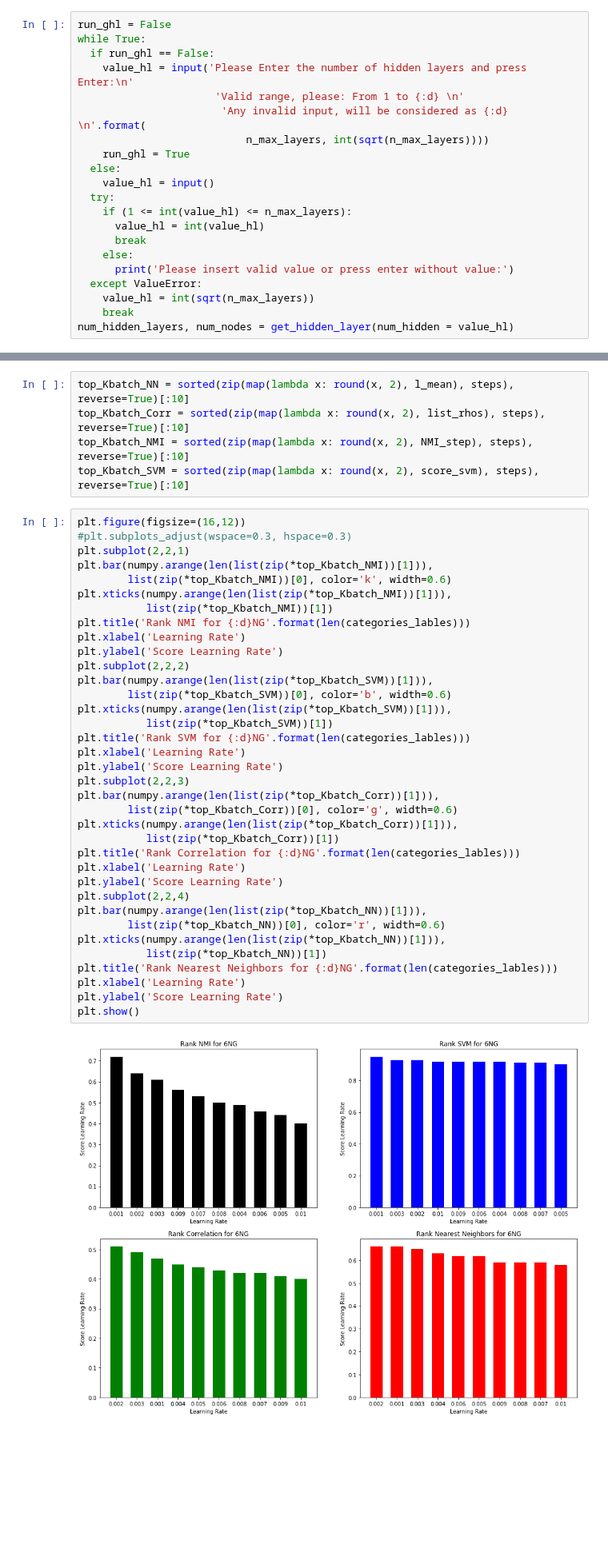
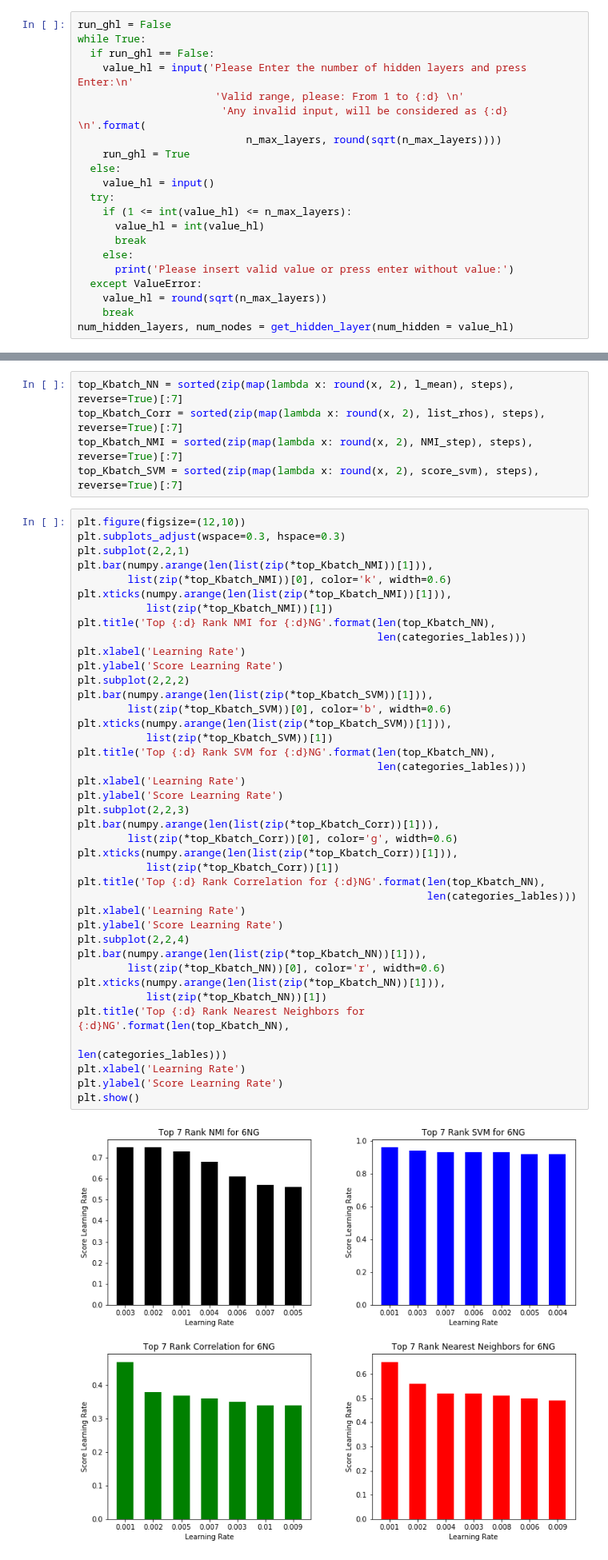
Before and after one commit to saman-nia/Deep-Learning-for-Dimensionality-Reduction, a Jupyter notebook: Text Documents Dimensionality Reduction/K_learning_rate.ipynb, the cells around one changed output, grey strips where cells are left out. Shown at 80% size. Saved outputs shown, nothing was run; the diff lists cells and outputs as text; blank space fills up the shorter version.

```diff
--- a/Text Documents Dimensionality Reduction/K_learning_rate.ipynb
+++ b/Text Documents Dimensionality Reduction/K_learning_rate.ipynb
@@ -314,7 +334,7 @@ while True:
     value_hl = input('Please Enter the number of hidden layers and press Enter:\n'
                       'Valid range, please: From 1 to {:d} \n'
                        'Any invalid input, will be considered as {:d} \n'.format(
-                           n_max_layers, int(sqrt(n_max_layers))))
+                           n_max_layers, round(sqrt(n_max_layers))))
     run_ghl = True
   else:
     value_hl = input()
@@ -325,7 +345,7 @@ while True:
     else:
       print('Please insert valid value or press enter without value:')
   except ValueError:
-    value_hl = int(sqrt(n_max_layers))
+    value_hl = round(sqrt(n_max_layers))
     break
 num_hidden_layers, num_nodes = get_hidden_layer(num_hidden = value_hl)
 # %% [output]
@@ -561,45 +582,49 @@ Number of embedded goal--------------------------> 100
 Number of epochs are: ---------------------------> 40
 Number of batch sizes are: ----------------------> 8
 # %%
-top_Kbatch_NN = sorted(zip(map(lambda x: round(x, 2), l_mean), steps), reverse=True)[:10]
-top_Kbatch_Corr = sorted(zip(map(lambda x: round(x, 2), list_rhos), steps), reverse=True)[:10]
-top_Kbatch_NMI = sorted(zip(map(lambda x: round(x, 2), NMI_step), steps), reverse=True)[:10]
-top_Kbatch_SVM = sorted(zip(map(lambda x: round(x, 2), score_svm), steps), reverse=True)[:10]
+top_Kbatch_NN = sorted(zip(map(lambda x: round(x, 2), l_mean), steps), reverse=True)[:7]
+top_Kbatch_Corr = sorted(zip(map(lambda x: round(x, 2), list_rhos), steps), reverse=True)[:7]
+top_Kbatch_NMI = sorted(zip(map(lambda x: round(x, 2), NMI_step), steps), reverse=True)[:7]
+top_Kbatch_SVM = sorted(zip(map(lambda x: round(x, 2), score_svm), steps), reverse=True)[:7]
 # %%
-plt.figure(figsize=(16,12))
-#plt.subplots_adjust(wspace=0.3, hspace=0.3)
+plt.figure(figsize=(12,10))
+plt.subplots_adjust(wspace=0.3, hspace=0.3)
 plt.subplot(2,2,1)
 plt.bar(numpy.arange(len(list(zip(*top_Kbatch_NMI))[1])),
         list(zip(*top_Kbatch_NMI))[0], color='k', width=0.6)
 plt.xticks(numpy.arange(len(list(zip(*top_Kbatch_NMI))[1])),
            list(zip(*top_Kbatch_NMI))[1])
-plt.title('Rank NMI for {:d}NG'.format(len(categories_lables)))
+plt.title('Top {:d} Rank NMI for {:d}NG'.format(len(top_Kbatch_NN),
+                                                len(categories_lables)))
 plt.xlabel('Learning Rate')
 plt.ylabel('Score Learning Rate')
 plt.subplot(2,2,2)
 plt.bar(numpy.arange(len(list(zip(*top_Kbatch_SVM))[1])),
         list(zip(*top_Kbatch_SVM))[0], color='b', width=0.6)
 plt.xticks(numpy.arange(len(list(zip(*top_Kbatch_SVM))[1])),
            list(zip(*top_Kbatch_SVM))[1])
-plt.title('Rank SVM for {:d}NG'.format(len(categories_lables)))
+plt.title('Top {:d} Rank SVM for {:d}NG'.format(len(top_Kbatch_NN),
+                                                len(categories_lables)))
 plt.xlabel('Learning Rate')
 plt.ylabel('Score Learning Rate')
 plt.subplot(2,2,3)
 plt.bar(numpy.arange(len(list(zip(*top_Kbatch_Corr))[1])),
         list(zip(*top_Kbatch_Corr))[0], color='g', width=0.6)
 plt.xticks(numpy.arange(len(list(zip(*top_Kbatch_Corr))[1])),
            list(zip(*top_Kbatch_Corr))[1])
-plt.title('Rank Correlation for {:d}NG'.format(len(categories_lables)))
+plt.title('Top {:d} Rank Correlation for {:d}NG'.format(len(top_Kbatch_NN),
+                                                        len(categories_lables)))
 plt.xlabel('Learning Rate')
 plt.ylabel('Score Learning Rate')
 plt.subplot(2,2,4)
 plt.bar(numpy.arange(len(list(zip(*top_Kbatch_NN))[1])),
         list(zip(*top_Kbatch_NN))[0], color='r', width=0.6)
 plt.xticks(numpy.arange(len(list(zip(*top_Kbatch_NN))[1])),
            list(zip(*top_Kbatch_NN))[1])
-plt.title('Rank Nearest Neighbors for {:d}NG'.format(len(categories_lables)))
+plt.title('Top {:d} Rank Nearest Neighbors for {:d}NG'.format(len(top_Kbatch_NN),
+                                                              len(categories_lables)))
 plt.xlabel('Learning Rate')
 plt.ylabel('Score Learning Rate')
 plt.show()
 # %% [output]
-[figure, old version]
+[figure, new version]
```
Also changed, not shown: parts of 3 cells of this notebook.
